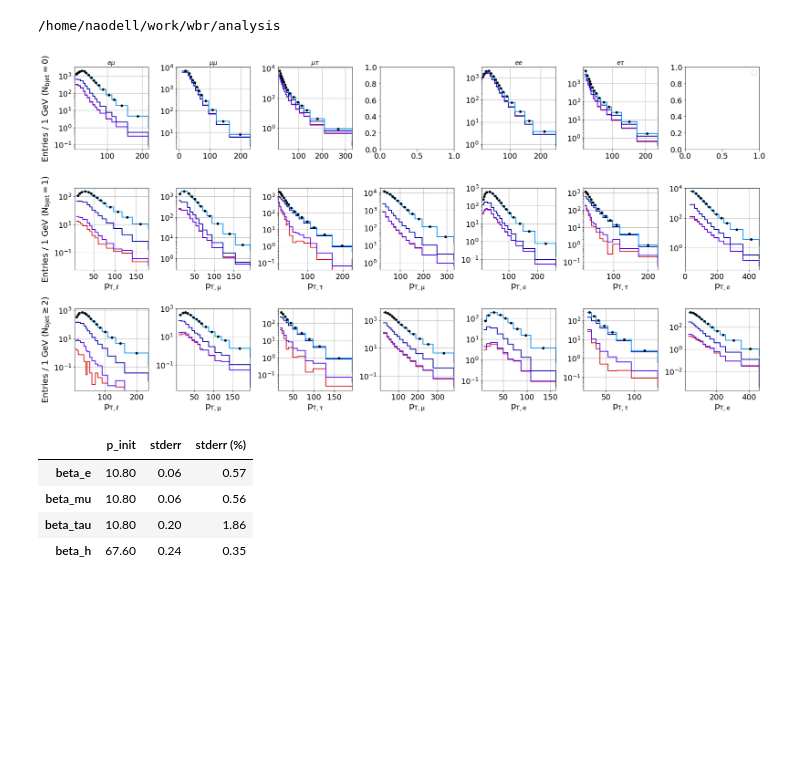
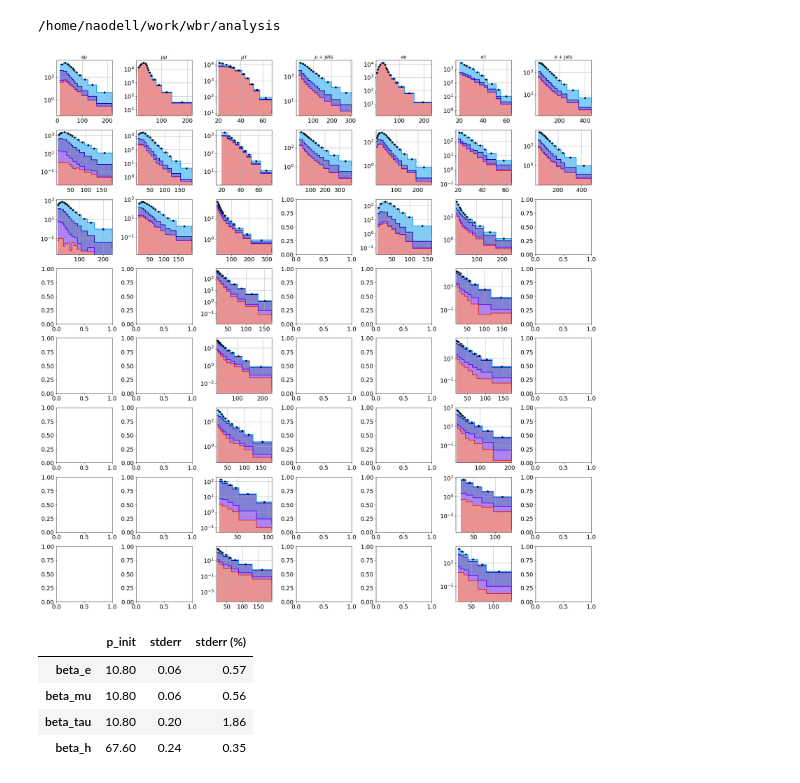
Before and after one commit to NWUHEP/analysis-tools, a Jupyter notebook: notebooks/w_br_asimov.ipynb, the cells around one changed output. Cells and saved outputs as stored; diff of their text form; code cells hidden in the pictures; blank space fills up the shorter version.

Commit message:
Additional categories added; need to update fitting tools to accomodate

```diff
--- a/notebooks/w_br_asimov.ipynb
+++ b/notebooks/w_br_asimov.ipynb
@@ -34,7 +34,7 @@ matplotlib.rcParams.update(params)
 /home/naodell/work/wbr/analysis
 # %%
 # configure, get the input data, and do any additional processing that is needed
-input_dir  = f'local_data/templates/bjet_binned/'
+input_dir  = f'local_data/templates/test/'
 selections = [
               'emu',
               'mumu',  'mutau', 'mu4j',
@@ -101,83 +92,79 @@ for selection in selections:
 # %%
 # visualize toy data
-fig, axes = plt.subplots(3, 7, figsize=(24, 12), facecolor='white')
+#fig, axes = plt.subplots(len(pt.categories), len(selections), figsize=(24, 12), facecolor='white')
+fig, axes = plt.subplots(8, 7, figsize=(24, 24), facecolor='white')
 for i, selection in enumerate(selections):
-    sdata = fit_data.get_selection_data(selection)
-    for j, (b, bdata) in enumerate(sdata.items()):
-        if b == 0:
-            axes[b, i].set_title(plot_labels[selection][1])
-
-            if selection in ['e4j', 'mu4j']:
-                #axes[b, i].axis('off')
-                continue # and selection not in ['etau', 'mutau']: continue
+    for j, (category, template_data) in enumerate(fit_data.get_selection_data(selection).items()):
+        ax = axes[j][i]
+        if j == 0:
+            ax.set_title(plot_labels[selection][1])
 
         # get and plot the data
-        templates = bdata['templates']
-        bins = bdata['bins'][:-1]
+        templates = template_data['templates']
+        bins = template_data['bins'][:-1]
         dx = (bins[1:] - bins[:-1])
         dx = np.append(dx, dx[-1])
         x  = bins + dx/2
 
-        ax = axes[b, i]
-        data = toy_data[selection][b]
+        data = toy_data[selection][category]
         ax.errorbar(x, data/dx, np.sqrt(data)/dx, fmt='ko', linewidth=2., markersize=5)
 
-        # background component
-        h_bg = np.zeros(data.shape)
-        for bg_label in ['zjets', 'diboson', 'fakes']:
-            if bg_label == 'fakes' and selection not in ['mu4j', 'mutau', 'etau']:
-                continue
-            h_bg += templates[bg_label]['val']
-
-        ## signal component
-        h_twotau  = np.zeros(h_bg.shape)
-        h_onetau  = np.zeros(h_bg.shape)
-        h_nominal = np.zeros(h_bg.shape)
-        for sig in ['ttbar', 't', 'wjets']:
-            signal_template = pd.DataFrame.from_items((dm, t['val']) for dm, t in templates[sig].items())
-
-            if sig == 'wjets':
-                h_onetau  += fh.signal_mixture_model(beta_init, br_tau, signal_template, mask=np.array([0, 0, 1, 1, 1, 0]), single_w=True)
-                h_nominal += fh.signal_mixture_model(beta_init, br_tau, signal_template, single_w=True)
-            else:
+        h_bg      = np.zeros(data.shape)
+        h_twotau  = np.zeros(data.shape)
+        h_onetau  = np.zeros(data.shape)
+        h_nominal = np.zeros(data.shape)
+        for dataset, template in templates.items():
+            if dataset in ['ttbar', 't']:
+                signal_template = pd.DataFrame.from_items([(dm, t['val']) for dm, t in template.items()])
                 h_twotau  += fh.signal_mixture_model(beta_init, br_tau, signal_template, mask=fit_data._decay_map['sig_twotau'])
                 h_onetau  += fh.signal_mixture_model(beta_init, br_tau, signal_template, mask=fit_data._decay_map['sig_onetau'])
                 h_nominal += fh.signal_mixture_model(beta_init, br_tau, signal_template)
+            elif dataset == 'wjets':
+                signal_template = pd.DataFrame.from_items([(dm, t['val']) for dm, t in template.items()])
+                h_onetau  += fh.signal_mixture_model(beta_init, br_tau, signal_template, mask=np.array([0, 0, 1, 1, 1, 0]), single_w=True)
+                h_nominal += fh.signal_mixture_model(beta_init, br_tau, signal_template, single_w=True)
+            elif dataset != 'data':
+                h_bg += template['val']
 
         h_nominal += h_bg
         h_twotau += h_bg
         h_onetau += h_twotau
 
         ax.plot(bins, h_bg/dx, drawstyle='steps-post', c='C3', linestyle='-', linewidth=2.)
+        ax.fill_between(bins, h_bg/dx, color='C3', step='post', alpha=0.5)
         ax.plot(bins, h_twotau/dx, drawstyle='steps-post', c='xkcd:blue violet', linestyle='-', linewidth=2.)
+        ax.fill_between(bins, h_bg/dx, h_twotau/dx, color='xkcd:blue violet', step='post', alpha=0.5)
         ax.plot(bins, h_onetau/dx, drawstyle='steps-post', c='xkcd:royal blue', linestyle='-', linewidth=2.)
+        ax.fill_between(bins, h_twotau/dx, h_onetau/dx, color='xkcd:royal blue', step='post', alpha=0.5)
         ax.plot(bins, h_nominal/dx, drawstyle='steps-post', c='xkcd:azure', linestyle='-', linewidth=2.)
+        ax.fill_between(bins, h_onetau/dx, h_nominal/dx, color='xkcd:azure', step='post', alpha=0.5)
 
         xmin, xmax = bins[0]-dx[0], bins[-2]+dx[-2]
         ax.set_xlim(xmin, xmax)
         #ax.set_ylim(0.01, 10.*np.max(h_nominal[0]/dx))
         ax.set_yscale('log')
 
-        if b == 0:
-            if i == 0:
-                ax.set_ylabel(r'Entries / 1 GeV ($\sf N_{b jet} = 0$)')
-        elif b == 1:
-            ax.set_xlabel(plot_labels[selection][0])
-            if i == 0:
-                ax.set_ylabel(r'Entries / 1 GeV ($\sf N_{b jet} = 1$)')
-        elif b == 2:
-            ax.set_xlabel(plot_labels[selection][0])
-            if i == 0:
-                ax.set_ylabel(r'Entries / 1 GeV ($\sf N_{b jet} \geq 2$)')
+        #if b == 0:
+        #    if i == 0:
+        #        ax.set_ylabel(r'Entries / 1 GeV ($\sf N_{b jet} = 0$)')
+        #elif b == 1:
+        #    ax.set_xlabel(plot_labels[selection][0])
+        #    if i == 0:
+        #        ax.set_ylabel(r'Entries / 1 GeV ($\sf N_{b jet} = 1$)')
+        #elif b == 2:
+        #    ax.set_xlabel(plot_labels[selection][0])
+        #    if i == 0:
+        #        ax.set_ylabel(r'Entries / 1 GeV ($\sf N_{b jet} \geq 2$)')
+
         ax.grid()
 
-    axes[0][-1].legend(['bg', r'2 $\tau$', r'1 $\tau$', r'0 $\tau$', 'toy data'], fontsize=14)
+    #axes[0][-1].legend(['bg', r'2 $\tau$', r'1 $\tau$', r'0 $\tau$', 'toy data'], fontsize=14)
 
 plt.tight_layout()
 plt.savefig('plots/toy_mc_example.pdf')
 plt.show()
 # %% [output]
-[figure, old version]
+[figure, new version]
 # %%
 # nominal case
 cost_type = 'poisson'
```
Also changed, not shown: parts of 1 cell of this notebook, 7 other files.
